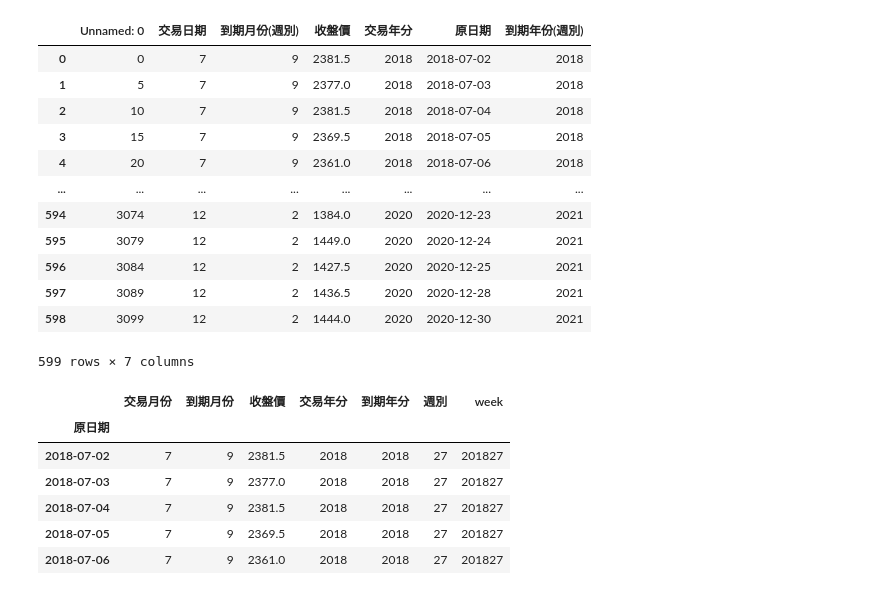
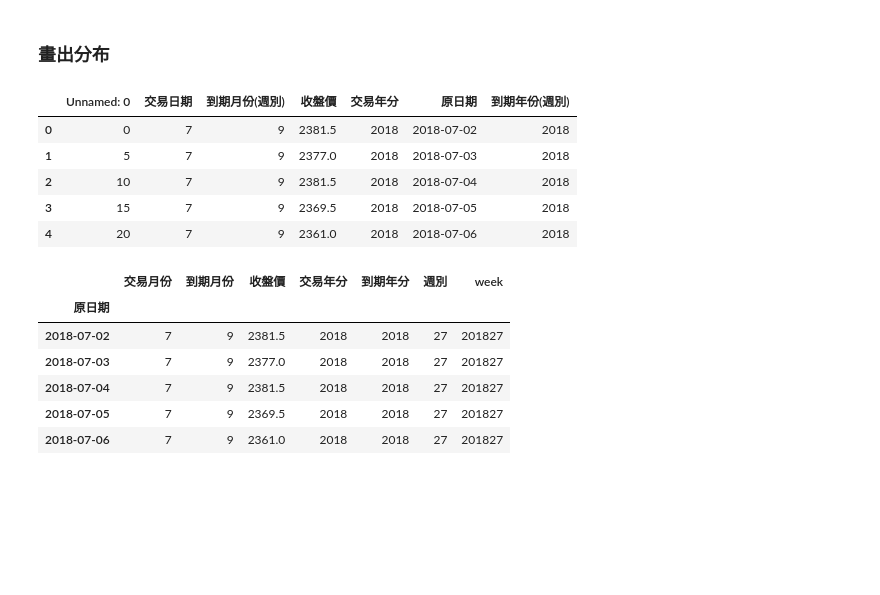
Before and after one commit to FintechClown/BRF_PriceCalculation, a Jupyter notebook: 共整合_VAR.ipynb, the cells around one changed output. Cells and saved outputs as stored; diff of their text form; code cells hidden in the pictures; blank space fills up the shorter version.

```diff
--- a/共整合_VAR.ipynb
+++ b/共整合_VAR.ipynb
@@ -52,21 +67,16 @@ from scipy import stats
+# %% [markdown]
+### 畫出分布
 # %%
 df = pd.read_csv("/content/drive/MyDrive/Colab Notebooks/BRF_RawData/df_2mon.csv",encoding='big5')
 # %%
-df
+df.head()
 # %% [output]
 |  | Unnamed: 0 | 交易日期 | 到期月份(週別) | 收盤價 | 交易年分 | 原日期 | 到期年份(週別) |
 | 0 | 0 | 7 | 9 | 2381.5 | 2018 | 2018-07-02 | 2018 |
 | 1 | 5 | 7 | 9 | 2377.0 | 2018 | 2018-07-03 | 2018 |
 | 2 | 10 | 7 | 9 | 2381.5 | 2018 | 2018-07-04 | 2018 |
 | 3 | 15 | 7 | 9 | 2369.5 | 2018 | 2018-07-05 | 2018 |
 | 4 | 20 | 7 | 9 | 2361.0 | 2018 | 2018-07-06 | 2018 |
-| ... | ... | ... | ... | ... | ... | ... | ... |
-| 594 | 3074 | 12 | 2 | 1384.0 | 2020 | 2020-12-23 | 2021 |
-| 595 | 3079 | 12 | 2 | 1449.0 | 2020 | 2020-12-24 | 2021 |
-| 596 | 3084 | 12 | 2 | 1427.5 | 2020 | 2020-12-25 | 2021 |
-| 597 | 3089 | 12 | 2 | 1436.5 | 2020 | 2020-12-28 | 2021 |
-| 598 | 3099 | 12 | 2 | 1444.0 | 2020 | 2020-12-30 | 2021 |
-599 rows × 7 columns
 # %%
 del df['Unnamed: 0']
 df.columns = ['交易月份','到期月份','收盤價','交易年分','原日期','到期年分']
```
Also changed, not shown: parts of 33 cells of this notebook.
